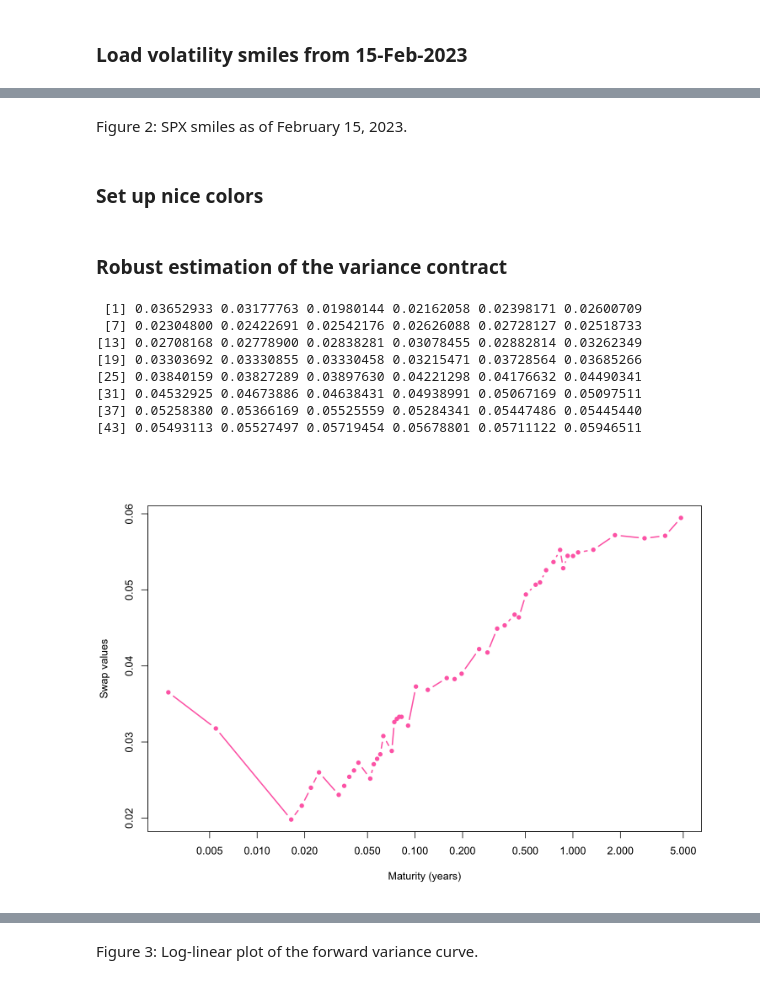
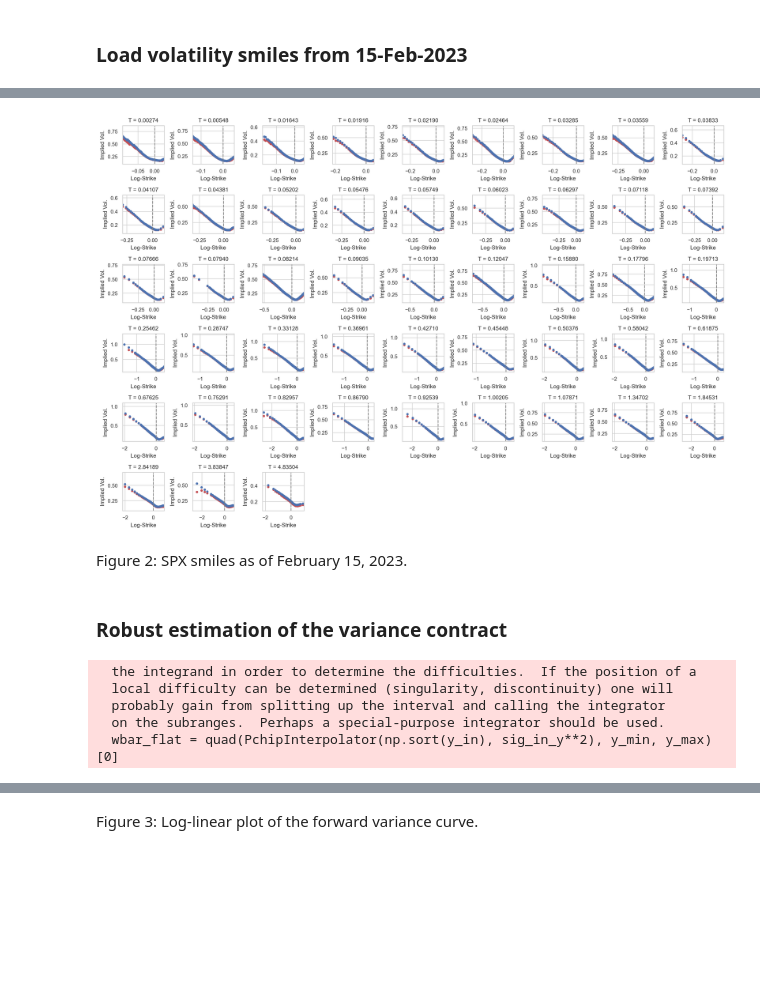
Before and after one commit to fbourgey/RoughVolatilityWorkshop, a Jupyter notebook: QM2024_2_Rough_volatility_models.ipynb, the cells around one changed output, grey strips where cells are left out. Cells and saved outputs as stored; diff of their text form; code cells hidden in the pictures; blank space fills up the shorter version.

Commit message:
update notebook 2 - fwd var curve

```diff
--- a/QM2024_2_Rough_volatility_models.ipynb
+++ b/QM2024_2_Rough_volatility_models.ipynb
@@ -469,2 +449,14 @@ source("roughHestonPadeLambda.R")
+# %%
+import numpy as np
+import matplotlib.pyplot as plt
+import matplotlib as mpl
+import pandas as pd
+import seaborn as sns
+from scipy import stats, special
+from utils import plot_ivols_mc, var_swap_robust
+from fwd_var_curve import xi_curve_smooth
+
+sns.set_theme("paper")
+mpl.rcParams["figure.figsize"] = (8, 6)
 # %% [markdown]
 ### Load volatility smiles from 15-Feb-2023
@@ -492,0 +463,3 @@ res.plot <- plotIvols(ivolData)
+# %%
+df_spx = pd.read_csv("data/spx_implied_vol_20230215.csv", index_col=0)
+df_spx.head()
@@ -493,4 +473,8 @@ res.plot <- plotIvols(ivolData)
+# %%
+with sns.axes_style("whitegrid"):
+    with sns.plotting_context("paper"):
+        res_plot = plot_ivols_mc(df_spx)
+# %% [output]
+[figure, added]
 # %% [markdown]
 Figure 2: SPX smiles as of February 15, 2023.
-# %% [markdown]
-### Set up nice colors
@@ -506,19 +485,10 @@ or <- "orange"
 # %% [markdown]
 ### Robust estimation of the variance contract
-# %%
-expiries <- res.plot$expiries
-
-(vs <- varSwap.Robust(ivolData)$vs.mid)
-# %% [output]
- [1] 0.03652933 0.03177763 0.01980144 0.02162058 0.02398171 0.02600709
- [7] 0.02304800 0.02422691 0.02542176 0.02626088 0.02728127 0.02518733
-[13] 0.02708168 0.02778900 0.02838281 0.03078455 0.02882814 0.03262349
-[19] 0.03303692 0.03330855 0.03330458 0.03215471 0.03728564 0.03685266
-[25] 0.03840159 0.03827289 0.03897630 0.04221298 0.04176632 0.04490341
-[31] 0.04532925 0.04673886 0.04638431 0.04938991 0.05067169 0.05097511
-[37] 0.05258380 0.05366169 0.05525559 0.05284341 0.05447486 0.05445440
-[43] 0.05493113 0.05527497 0.05719454 0.05678801 0.05711122 0.05946511
-# %%
-plot(expiries, vs, type = "b", pch = 20, lwd = 2, col = pk, ylab = "Swap values", xlab = "Maturity (years)", log = "x")
-# %% [output]
-[figure, removed]
+# %%
+res_vs = var_swap_robust(ivol_data=df_spx)
+# %% [output]
+  the integrand in order to determine the difficulties.  If the position of a
+  local difficulty can be determined (singularity, discontinuity) one will
+  probably gain from splitting up the interval and calling the integrator
+  on the subranges.  Perhaps a special-purpose integrator should be used.
+  wbar_flat = quad(PchipInterpolator(np.sort(y_in), sig_in_y**2), y_min, y_max)[0]
```
Also changed, not shown: parts of 69 cells of this notebook, 5 other files.
